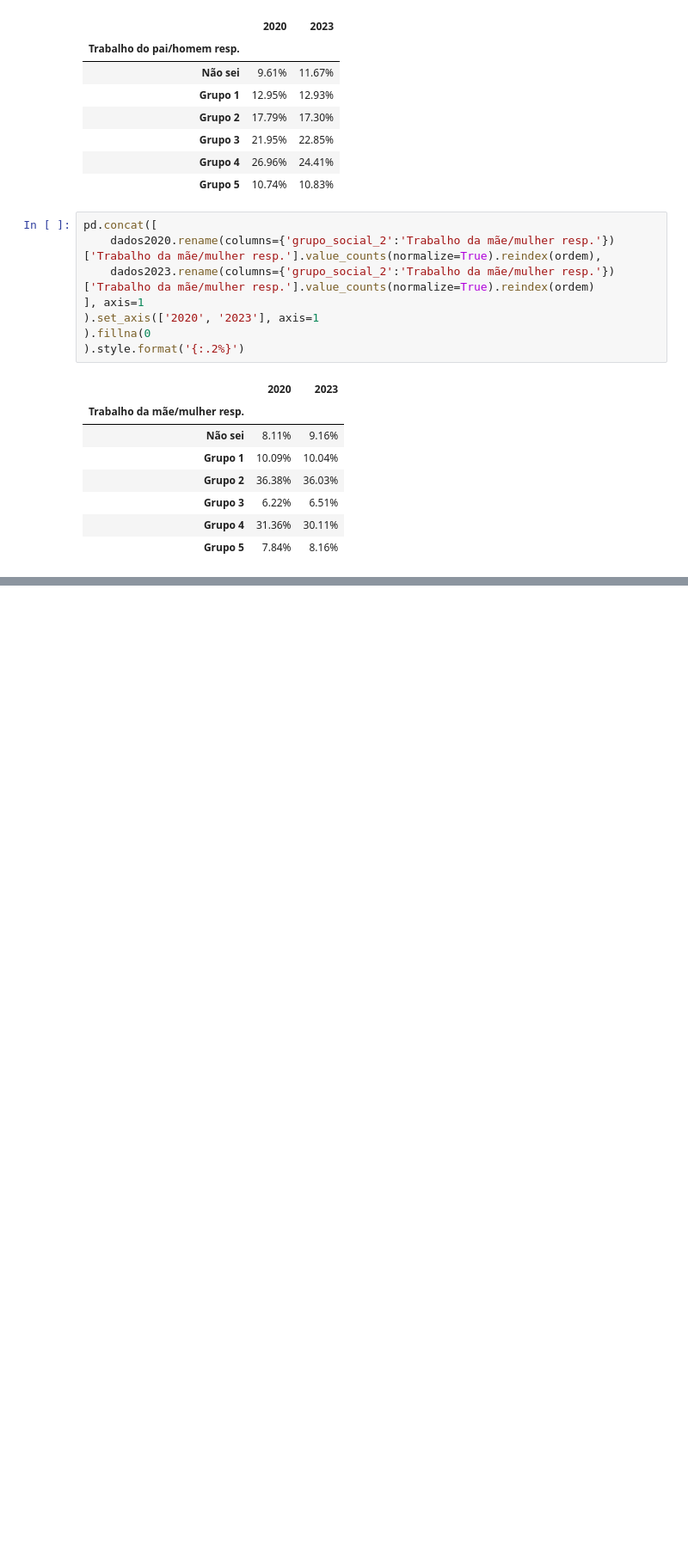
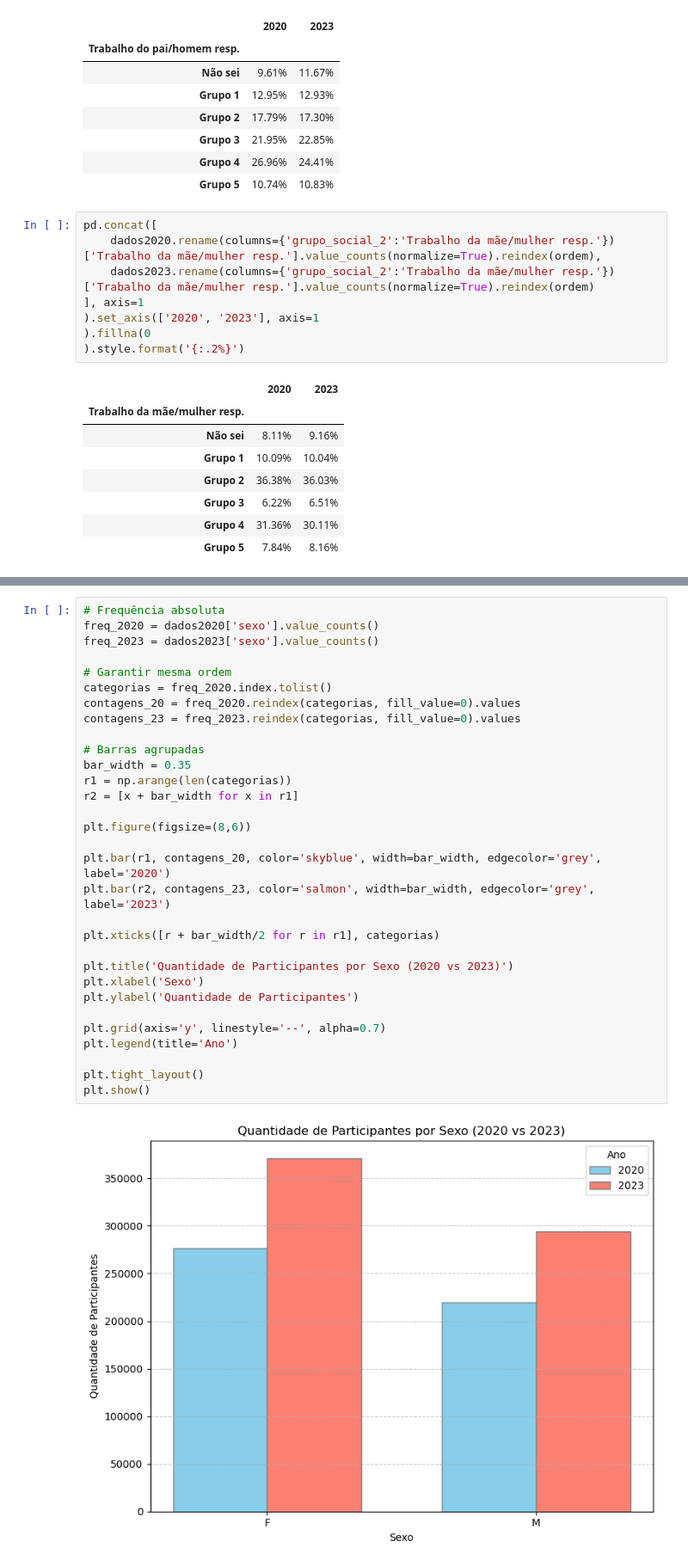
Before and after one commit to AllineOliveira/Projeto-2-Cdados, a Jupyter notebook: Projeto 2 - Grupo 6 2.ipynb, the cells around one changed output, grey strips where cells are left out. Shown at 86% size. Drawn from its saved outputs; the diff is of its cells as text; blank space fills up the shorter version.

```diff
--- a/Projeto 2 - Grupo 6 2.ipynb
+++ b/Projeto 2 - Grupo 6 2.ipynb
@@ -929,0 +1025,33 @@ Apesar da presença nos grupos superiores, sendo eles os grupos 4 e 5 (médico/a
+# %%
+# Frequência absoluta
+freq_2020 = dados2020['sexo'].value_counts()
+freq_2023 = dados2023['sexo'].value_counts()
+
+# Garantir mesma ordem
+categorias = freq_2020.index.tolist()
+contagens_20 = freq_2020.reindex(categorias, fill_value=0).values
+contagens_23 = freq_2023.reindex(categorias, fill_value=0).values
+
+# Barras agrupadas
+bar_width = 0.35
+r1 = np.arange(len(categorias))
+r2 = [x + bar_width for x in r1]
+
+plt.figure(figsize=(8,6))
+
+plt.bar(r1, contagens_20, color='skyblue', width=bar_width, edgecolor='grey', label='2020')
+plt.bar(r2, contagens_23, color='salmon', width=bar_width, edgecolor='grey', label='2023')
+
+plt.xticks([r + bar_width/2 for r in r1], categorias)
+
+plt.title('Quantidade de Participantes por Sexo (2020 vs 2023)')
+plt.xlabel('Sexo')
+plt.ylabel('Quantidade de Participantes')
+
+plt.grid(axis='y', linestyle='--', alpha=0.7)
+plt.legend(title='Ano')
+
+plt.tight_layout()
+plt.show()
+# %% [output]
+[figure, added]
```
Also changed, not shown: parts of 30 cells of this notebook.
